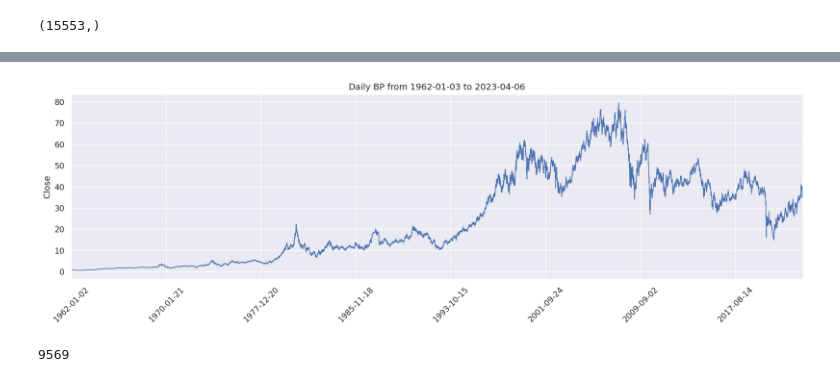
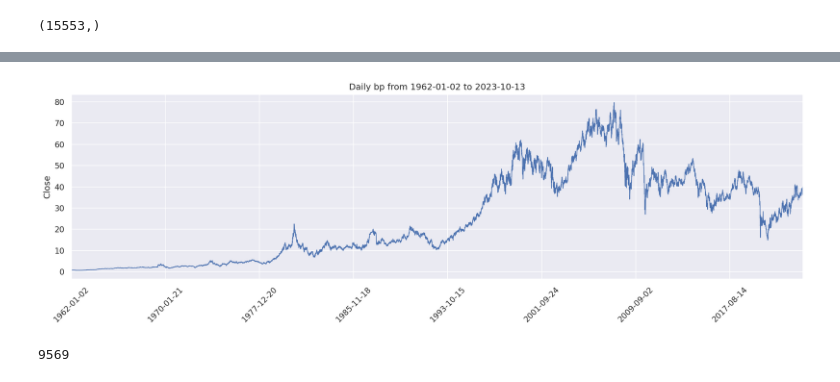
Before and after one commit to TristanBale/fyp, a Jupyter notebook: stock_norandom copy.ipynb, the cells around one changed output, grey strips where cells are left out. Saved outputs shown, nothing was run; the diff lists cells and outputs as text; code cells hidden in the pictures.

```diff
--- a/stock_norandom copy.ipynb
+++ b/stock_norandom copy.ipynb
@@ -20,0 +31,7 @@ stock
+# %%
+#bp = pd.read_csv('data/BP.csv')
+#bp
+
+bp = pd.read_csv('data/BP.csv', parse_dates=['Date'], dayfirst=True)
+bp['Date'] = pd.to_datetime(bp['Date']).dt.strftime('%Y-%m-%d')
+bp
@@ -79,9 +98,3 @@ stock['Date'].to_numpy().shape
 #column in the stock DataFrame.
 # %% [output]
 (15553,)
-# %%
-xticks = []
-for i in range(0, stock['Date'].to_numpy().shape[0], 2000): #retrieves the number of elements in the 'Date' column, and then generates a range through it with a step of 2000
-    xticks.append(stock['Date'].to_numpy()[i]) #appends the 'Date' value at index i (every 2000th step) to the xticks []
-xticks.append(stock['Date'].to_numpy()[-1]) #after the loop is complete, appends the last 'Date' value
-xticks #prints out our now filled xticks
@@ -98,18 +101,33 @@ xticks #prints out our now filled xticks
 # %%
 import matplotlib.pyplot as plt
 import seaborn as sns
 
+def get_ticks(data):
+    xticks = []
+    for i in range(0, data['Date'].to_numpy().shape[0], 2000): #retrieves the number of elements in the 'Date' column, and then generates a range through it with a step of 2000
+        xticks.append(data['Date'].to_numpy()[i]) #appends the 'Date' value at index i (every 2000th step) to the xticks []
+    xticks.append(data['Date'].to_numpy()[-1]) #after the loop is complete, appends the last 'Date' value
+    return xticks #prints out our now filled xticks
 
-plt.figure(figsize=(15,5), dpi=150) #size of plot and dots
-sns.set_theme(style='darkgrid')
-fig = sns.lineplot(data=stock['Close'], linewidth=1) #plots the 'Close' column from the 'stock' dataset and assigns the returnt plot to the variable fig
-fig.set_title('Daily BP from 1962-01-03 to 2023-04-06')
-fig.set_xlim(0,15422) #sets limit of x-axis from 0 to 15422
-fig.set_xticklabels(xticks, rotation=45) #sets the labels we got earlier from xticks and rotate them 45 degrees for better readability
-# plt.plot(stock['Close'], label='Close')
-# plt.title('Daily BP from 1962-01-03 to 2023-04-06')
-# plt.legend()
-plt.tight_layout() #adjusts layout of plot to prevent overlapping elements to improve overall appearance
+def plot_graph(data):
+    plt.figure(figsize=(15,5), dpi=150) #size of plot and dots
+    sns.set_theme(style='darkgrid')
+    fig = sns.lineplot(data=bp['Close'], linewidth=1) #plots the 'Close' column from the 'bp' dataset and assigns the returnt plot to the variable fig
+    stock_name = [name for name, var in globals().items() if var is bp][0]
+    start_date = data['Date'][0]
+    end_date = data['Date'][data.shape[0]-1]
+    number_of_indexes =  data.shape[0] + 1
+    title_of_graph = 'Daily {stockData} from {startDate} to {endDate}'.format(stockData = stock_name , startDate = start_date, endDate = end_date)
+    fig.set_title(title_of_graph)
+    fig.set_xlim(0,number_of_indexes) #sets limit of x-axis from 0 to 15422
+    fig.set_xticklabels(get_ticks(data), rotation=45) #sets the labels we got earlier from xticks and rotate them 45 degrees for better readability
+    # plt.plot(bp['Close'], label='Close')
+    # plt.title('Daily BP from 1962-01-03 to 2023-04-06')
+    # plt.legend()
+
+    plt.tight_layout() #adjusts layout of plot to prevent overlapping elements to improve overall appearance
+
+plot_graph(bp)
 # %% [output]
-[figure, old version]
+[figure, new version]
 # %%
```
Also changed, not shown: parts of 45 cells of this notebook.
